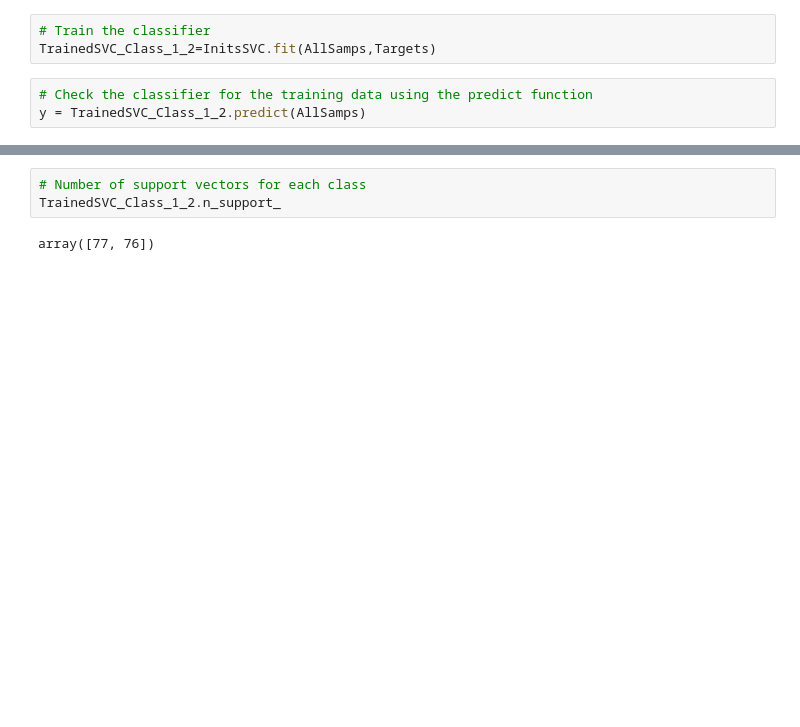
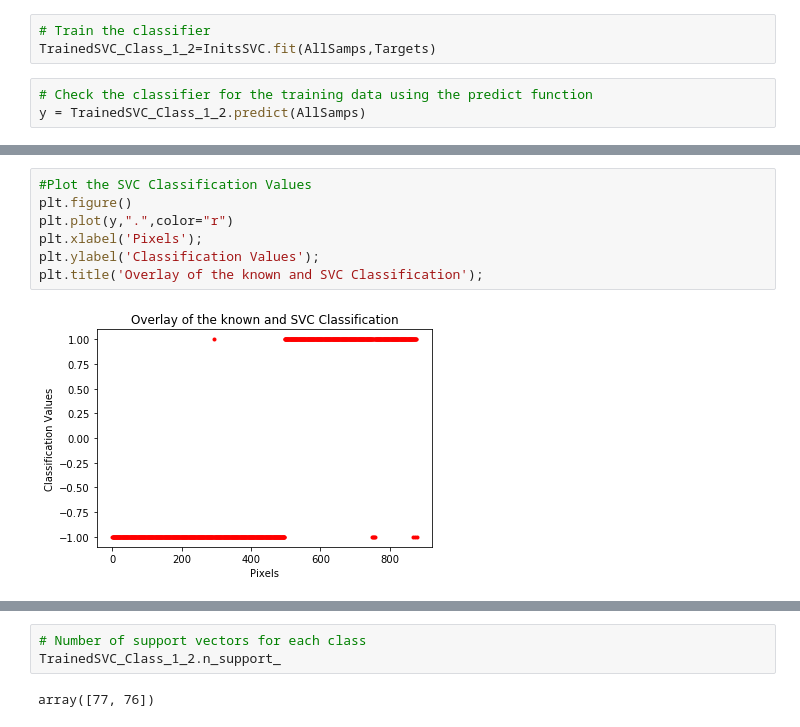
Before and after one commit to MarjaH/NEON-2017-DI-VegClass, a Jupyter notebook: Reading_Data_SVC.ipynb, the cells around one changed output, grey strips where cells are left out. Cells and saved outputs as stored; diff of their text form; blank space fills up the shorter version.

```diff
--- a/Reading_Data_SVC.ipynb
+++ b/Reading_Data_SVC.ipynb
@@ -87,0 +107,9 @@ plt.plot(Target,".");
+# %%
+#Plot the SVC Classification Values
+plt.figure()
+plt.plot(y,".",color="r")
+plt.xlabel('Pixels');
+plt.ylabel('Classification Values');
+plt.title('Overlay of the known and SVC Classification');
+# %% [output]
+[figure, added]
```
Also changed, not shown: parts of 15 cells of this notebook.
